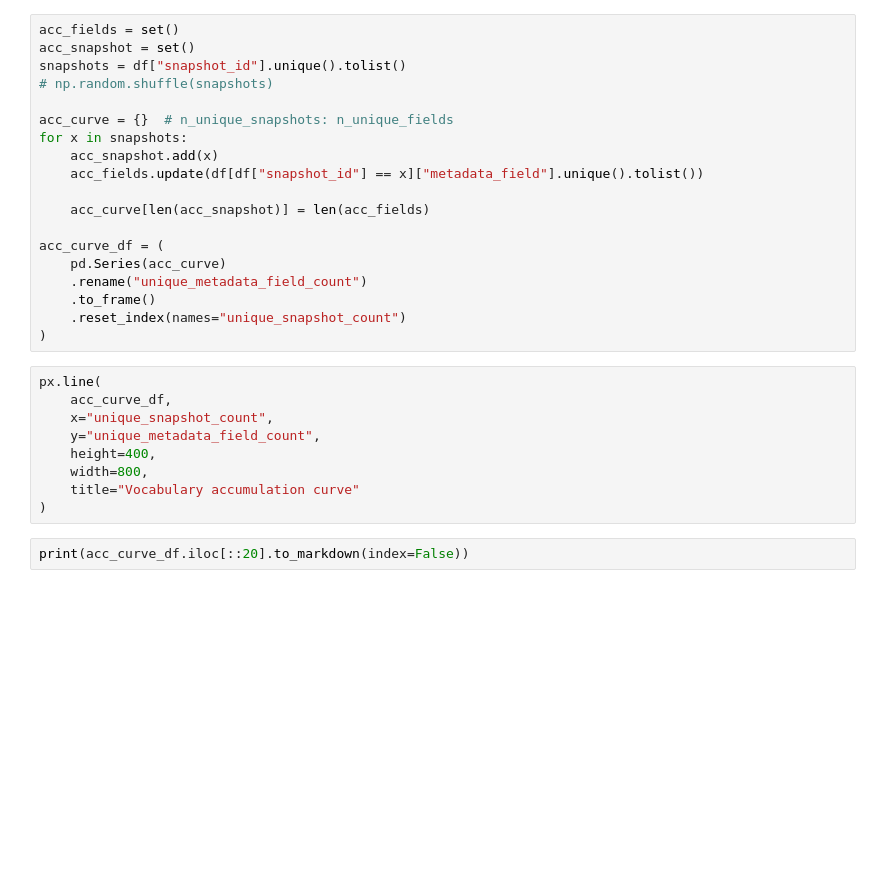
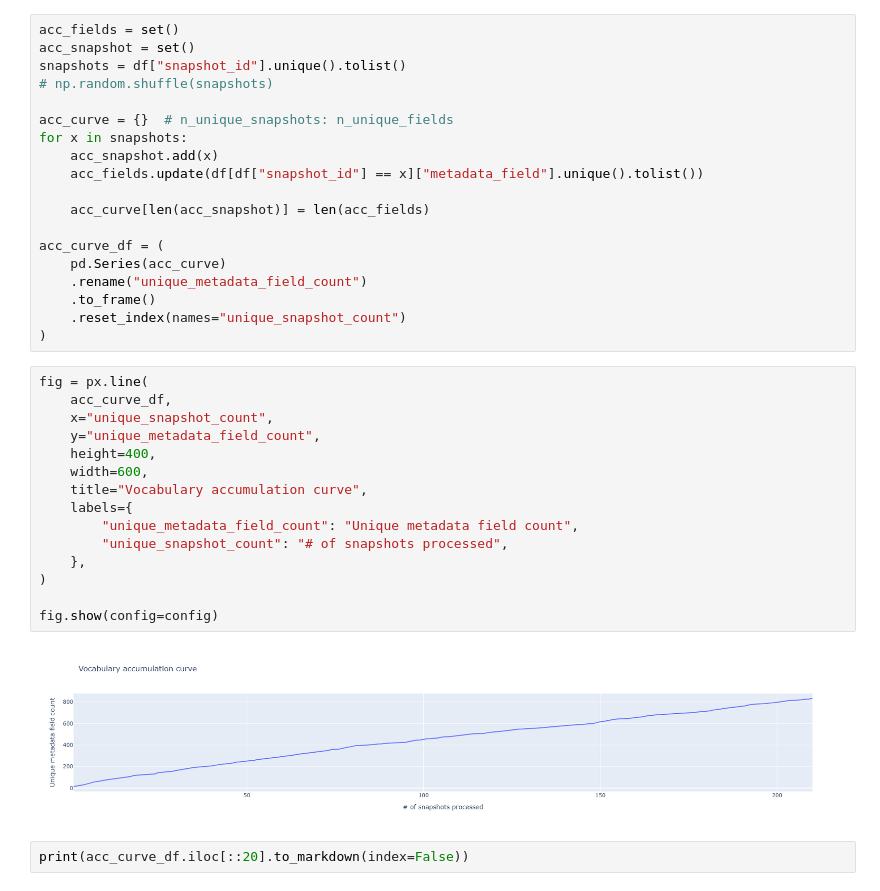
Before and after one commit to ajdajd/data-snapshot, a Jupyter notebook: notebooks/schema_discovery/7.0-eda_for_paper.ipynb, the cells around one changed output. Drawn from its saved outputs; the diff is of its cells as text; blank space fills up the shorter version.

```diff
--- a/notebooks/schema_discovery/7.0-eda_for_paper.ipynb
+++ b/notebooks/schema_discovery/7.0-eda_for_paper.ipynb
@@ -343,14 +403,22 @@ acc_curve_df = (
     .reset_index(names="unique_snapshot_count")
 )
 # %%
-px.line(
+fig = px.line(
     acc_curve_df,
     x="unique_snapshot_count",
     y="unique_metadata_field_count",
     height=400,
-    width=800,
-    title="Vocabulary accumulation curve"
+    width=600,
+    title="Vocabulary accumulation curve",
+    labels={
+        "unique_metadata_field_count": "Unique metadata field count",
+        "unique_snapshot_count": "# of snapshots processed",
+    },
 )
+
+fig.show(config=config)
+# %% [output]
+[figure, added]
 # %%
 print(acc_curve_df.iloc[::20].to_markdown(index=False))
 # %% [output]
```
Also changed, not shown: parts of 14 cells of this notebook.
